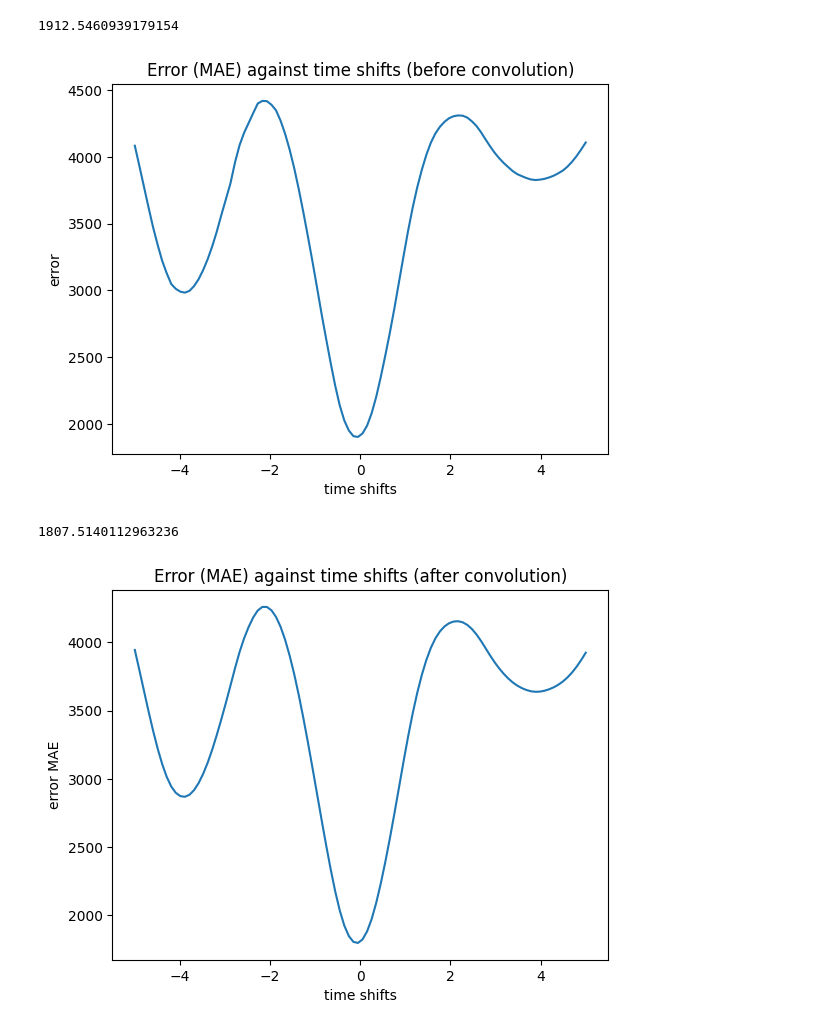
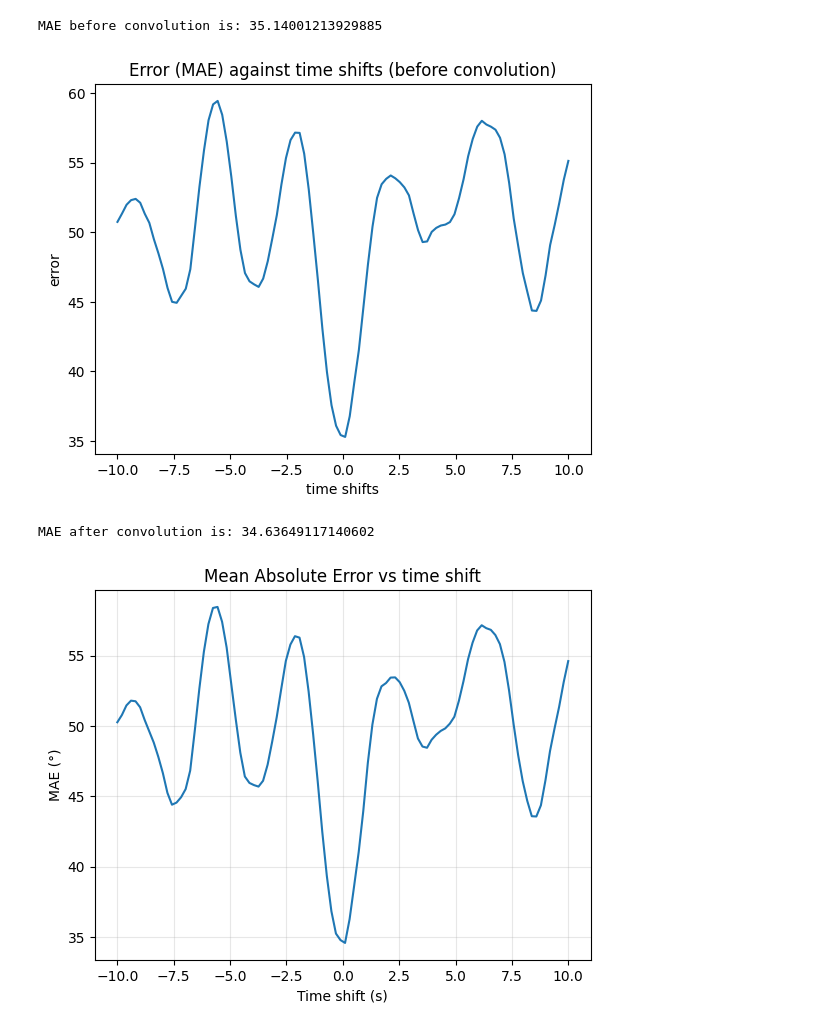
Before and after one commit to Colin-B-Billhardt/climbing_tracker_application, a Jupyter notebook: quaternion_analyses.ipynb, the cells around one changed output. Saved outputs shown, nothing was run; the diff lists cells and outputs as text; code cells hidden in the pictures.

```diff
--- a/quaternion_analyses.ipynb
+++ b/quaternion_analyses.ipynb
@@ -31,6 +31,7 @@ with open("Sanity_Check_IMU_2.csv", newline='') as csvfile:
 
 sensor_2_clean_data = sensor2[3:]
 # %%
+
 
 #function for multiplying two quaternions
 def multiply_quaternions(q1,q2):
@@ -60,7 +61,7 @@ def quaternion_to_angle(sensor_array_1, sensor_array_2):
             q2 = [w2, x2,y2,z2]
 
             #q_relative is the conjugate * q2
-            q_relative = multiply_quaternions(q1_conjugate, q2)
+            q_relative = multiply_quaternions(q2, q1_conjugate)
 
             #calculating angle from q_relative
             theta = 2 * np.arccos(q_relative[0])
@@ -265,16 +265,17 @@ plt.show()
 """CV angles interpolated on IMU time axis. Each angle coincides with a relative
 time frame from IMU time axis"""
 
-#Calculating MSE of time shift 0 (original time)
+#Calculating MAE of time shift 0 (original time)
 CV_interp = np.interp(relative_time_IMU, relative_time_CV, CV_angles)
-MSE = np.mean((CV_interp - angles) ** 2)
-print(MSE)
+absolute_error = sum(abs(CV_interp - angles))
+MAE = absolute_error / len(relative_time_IMU)
+print("MAE before convolution is:", MAE)
 
 def time_shift_errors(lower_bound, upper_bound, number_of_samples, cv_angles):
     #time shift
     time_shifts = np.linspace(lower_bound,upper_bound,number_of_samples)
 
-    MSE_time_shifts = []
+    MAE_time_shifts = []
     errors_seperated = []
     time_shifts_seperated = []
 
@@ -285,47 +286,51 @@ def time_shift_errors(lower_bound, upper_bound, number_of_samples, cv_angles):
 
         #intersection time range where both have data
         time_shifted_intersection = [time for time in time_shifted
                                     if time > relative_time_IMU[0] and time < relative_time_IMU[-1]]
 
         #intersection angle range where both have data
         CV_angles_trimmed = [angle for time, angle in zip(time_shifted, cv_angles)
         if time > relative_time_IMU[0] and time < relative_time_IMU[-1]]
 
         #interpolate computer vision angle and time onto IMU time
         CV_interp = np.interp(relative_time_IMU, time_shifted_intersection, CV_angles_trimmed)
 
-        MSE = np.mean((CV_interp - angles) ** 2)
+        absolute_error = sum((abs(CV_interp - angles)))
+        MAE = absolute_error / len(relative_time_IMU)
 
-        MSE_time_shifts.append([MSE, i])
-        errors_seperated.append(MSE)
+
+        MAE_time_shifts.append([MAE, i])
+        errors_seperated.append(MAE)
         time_shifts_seperated.append(i)
 
-    return MSE_time_shifts, errors_seperated, time_shifts_seperated
+    return MAE_time_shifts, errors_seperated, time_shifts_seperated
 
 
-#getting time shifts and errors into seperate arrays from MSE_time_shifts array
-MSE_Total, errors_seperated, time_shifts_seperated = time_shift_errors(-5,5,100,CV_angles)
+#getting time shifts and errors into seperate arrays from MAE_time_shifts array
+MAE_Total, errors_seperated, time_shifts_seperated = time_shift_errors(-10,10,100,CV_angles)
 
 plt.plot(time_shifts_seperated, errors_seperated)
 plt.title("Error (MAE) against time shifts (before convolution)")
 plt.xlabel("time shifts")
 plt.ylabel("error")
 plt.show()
 
 CV_interp = np.interp(relative_time_IMU, relative_time_CV, cv_angle_guassian_smooth)
-MSE = np.mean((CV_interp - angles) ** 2)
-print(MSE)
+absolute_error = sum(abs(CV_interp - angles))
+MAE = absolute_error / len(relative_time_IMU)
+print("MAE after convolution is:", MAE)
 
-MSE_Total, errors_seperated, time_shifts_seperated = time_shift_errors(-5,5,100, cv_angle_guassian_smooth)
-#getting time shifts and errors into seperate arrays from MSE_time_shifts array
+MAE_Total, errors_seperated, time_shifts_seperated = time_shift_errors(-10,10,100, cv_angle_guassian_smooth)
+#getting time shifts and errors into seperate arrays from MAE_time_shifts array
 
 plt.plot(time_shifts_seperated, errors_seperated)
-plt.title("Error (MAE) against time shifts (after convolution)")
-plt.xlabel("time shifts")
-plt.ylabel("error MAE")
+plt.title("Mean Absolute Error vs time shift")
+plt.xlabel("Time shift (s)")
+plt.ylabel("MAE (°)")
+plt.grid(alpha=0.3)
 plt.show()
 # %% [output]
-1912.5460939179154
+MAE before convolution is: 35.14001213929885
-[figure, old version]
+[figure, new version]
-1807.5140112963236
+MAE after convolution is: 34.63649117140602
-[figure, old version]
+[figure, new version]
```
Also changed, not shown: parts of 4 cells of this notebook.
